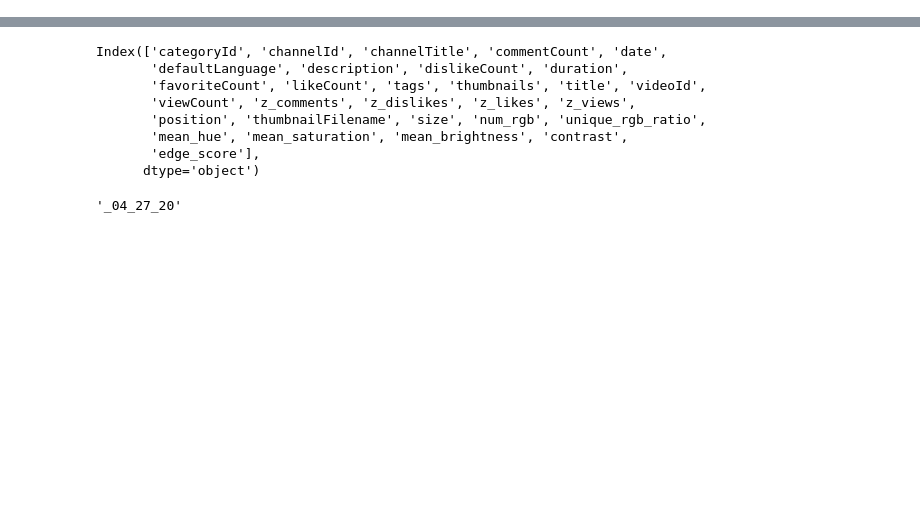
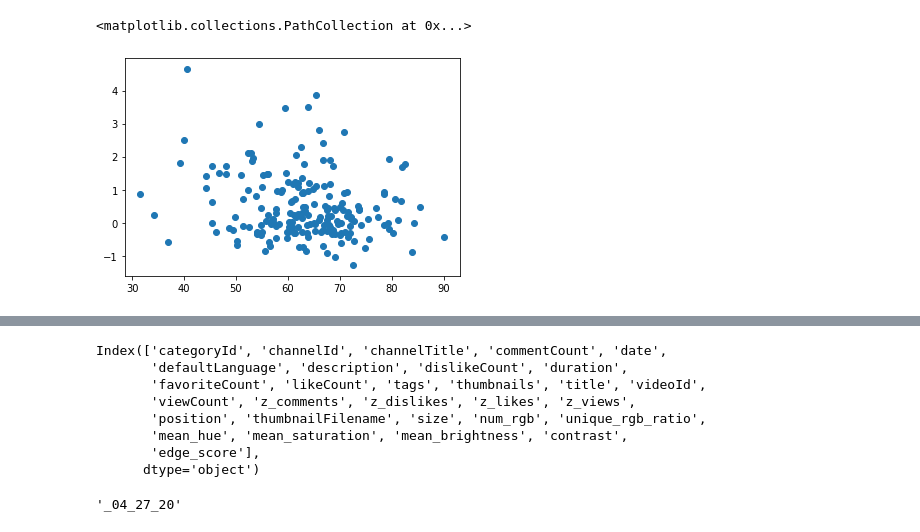
Before and after one commit to codencoding/Red-Means-Go, a Jupyter notebook: notebooks/eda/cwynne_combined_analysis.ipynb, the cells around one changed output, grey strips where cells are left out. Drawn from its saved outputs; the diff is of its cells as text; code cells hidden in the pictures; blank space fills up the shorter version.

```diff
--- a/notebooks/eda/cwynne_combined_analysis.ipynb
+++ b/notebooks/eda/cwynne_combined_analysis.ipynb
@@ -6,0 +383,7 @@ from datetime import datetime
+# %%
+col = 'contrast'
+print(sorted_df[col].describe())
+plt.scatter(sorted_df['contrast'],sorted_df['z_views'])
+# %% [output]
+<matplotlib.collections.PathCollection at 0x...>
+[figure, added]
```
Also changed, not shown: parts of 43 cells of this notebook, 1 other file.
